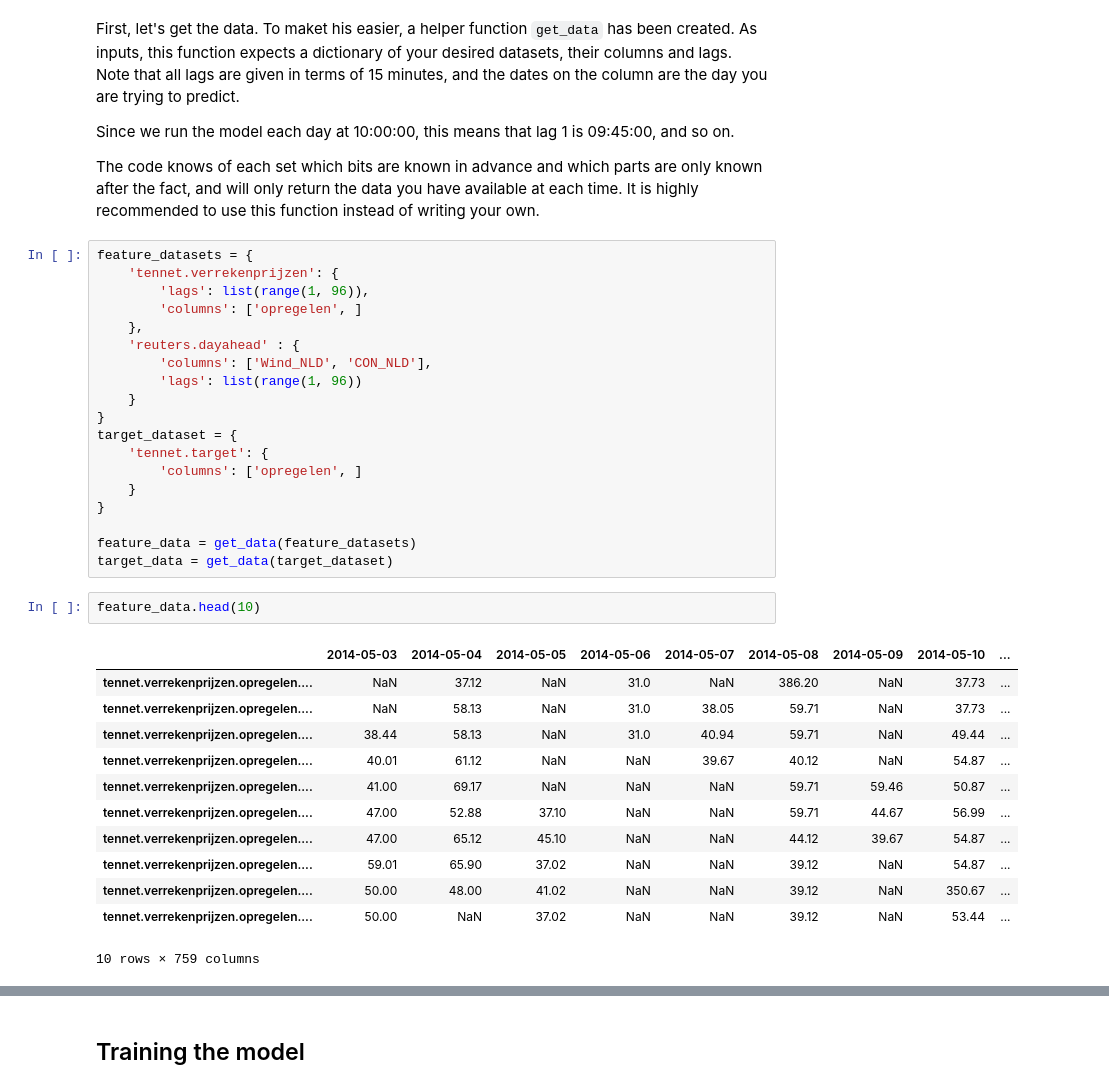
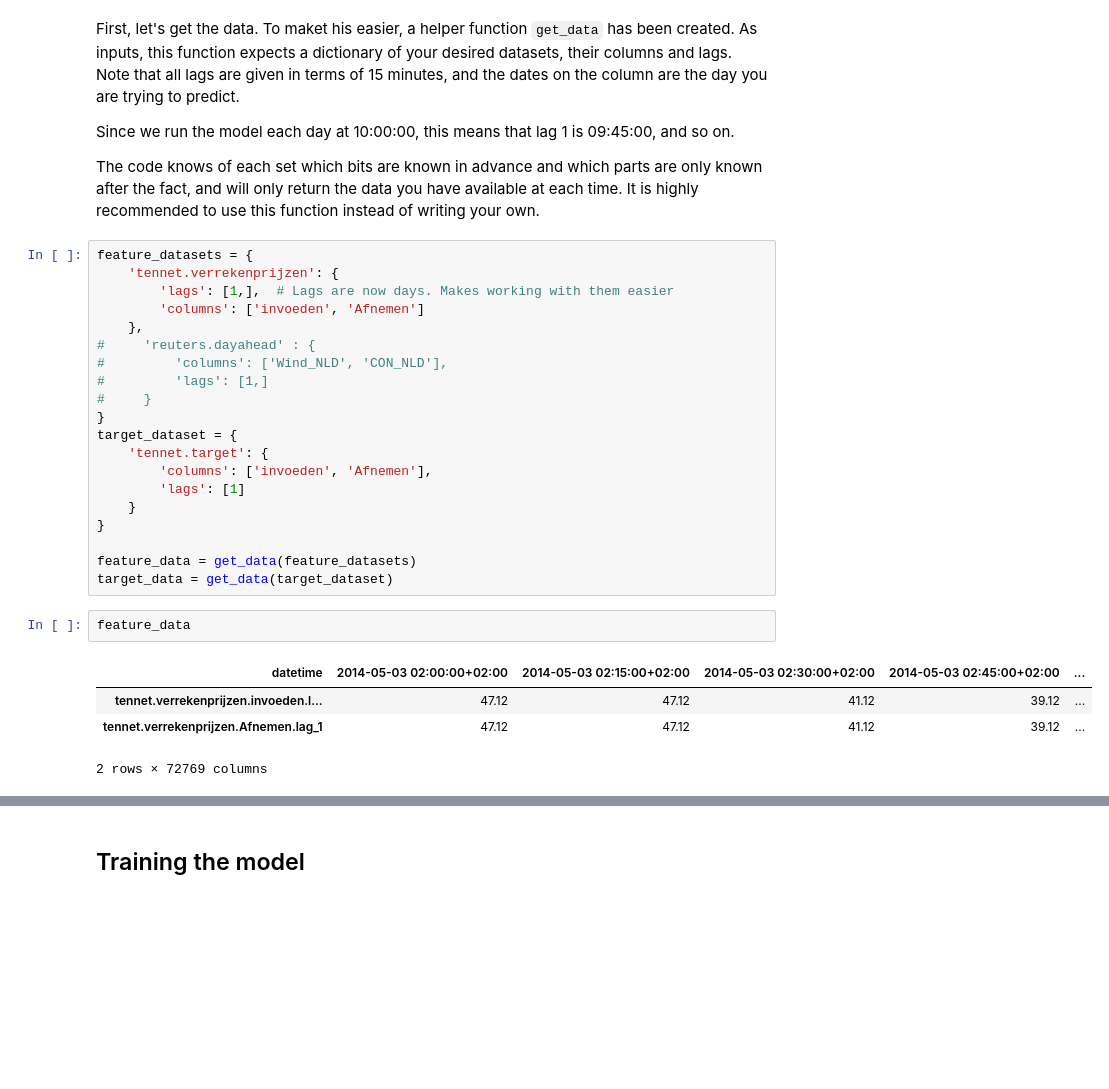
Before and after one commit to creativedutchmen/honkeyponkey, a Jupyter notebook: notebooks/hackaton_basic_example.ipynb, the cells around one changed output, grey strips where cells are left out. Saved outputs shown, nothing was run; the diff lists cells and outputs as text; blank space fills up the shorter version.

Commit message:
reworked get_data

```diff
--- a/notebooks/hackaton_basic_example.ipynb
+++ b/notebooks/hackaton_basic_example.ipynb
@@ -15,35 +15,28 @@ The code knows of each set which bits are known in advance and which parts are o
 # %%
 feature_datasets = {
     'tennet.verrekenprijzen': {
-        'lags': list(range(1, 96)),
-        'columns': ['opregelen', ]
+        'lags': [1,],  # Lags are now days. Makes working with them easier
+        'columns': ['invoeden', 'Afnemen']
     },
-    'reuters.dayahead' : {
-        'columns': ['Wind_NLD', 'CON_NLD'],
-        'lags': list(range(1, 96))
-    }
+#     'reuters.dayahead' : {
+#         'columns': ['Wind_NLD', 'CON_NLD'],
+#         'lags': [1,]
+#     }
 }
 target_dataset = {
     'tennet.target': {
-        'columns': ['opregelen', ]
+        'columns': ['invoeden', 'Afnemen'],
+        'lags': [1]
     }
 }
 
 feature_data = get_data(feature_datasets)
 target_data = get_data(target_dataset)
 # %%
-feature_data.head(10)
+feature_data
 # %% [output]
-|  | 2014-05-03 | 2014-05-04 | 2014-05-05 | 2014-05-06 | 2014-05-07 | 2014-05-08 | 2014-05-09 | 2014-05-10 | ... |
-| tennet.verrekenprijzen.opregelen.... | NaN | 37.12 | NaN | 31.0 | NaN | 386.20 | NaN | 37.73 | ... |
-| tennet.verrekenprijzen.opregelen.... | NaN | 58.13 | NaN | 31.0 | 38.05 | 59.71 | NaN | 37.73 | ... |
-| tennet.verrekenprijzen.opregelen.... | 38.44 | 58.13 | NaN | 31.0 | 40.94 | 59.71 | NaN | 49.44 | ... |
-| tennet.verrekenprijzen.opregelen.... | 40.01 | 61.12 | NaN | NaN | 39.67 | 40.12 | NaN | 54.87 | ... |
-| tennet.verrekenprijzen.opregelen.... | 41.00 | 69.17 | NaN | NaN | NaN | 59.71 | 59.46 | 50.87 | ... |
-| tennet.verrekenprijzen.opregelen.... | 47.00 | 52.88 | 37.10 | NaN | NaN | 59.71 | 44.67 | 56.99 | ... |
-| tennet.verrekenprijzen.opregelen.... | 47.00 | 65.12 | 45.10 | NaN | NaN | 44.12 | 39.67 | 54.87 | ... |
-| tennet.verrekenprijzen.opregelen.... | 59.01 | 65.90 | 37.02 | NaN | NaN | 39.12 | NaN | 54.87 | ... |
-| tennet.verrekenprijzen.opregelen.... | 50.00 | 48.00 | 41.02 | NaN | NaN | 39.12 | NaN | 350.67 | ... |
-| tennet.verrekenprijzen.opregelen.... | 50.00 | NaN | 37.02 | NaN | NaN | 39.12 | NaN | 53.44 | ... |
+| datetime | 2014-05-03 02:00:00+02:00 | 2014-05-03 02:15:00+02:00 | 2014-05-03 02:30:00+02:00 | 2014-05-03 02:45:00+02:00 | ... |
+| tennet.verrekenprijzen.invoeden.l... | 47.12 | 47.12 | 41.12 | 39.12 | ... |
+| tennet.verrekenprijzen.Afnemen.lag_1 | 47.12 | 47.12 | 41.12 | 39.12 | ... |
-10 rows × 759 columns
+2 rows × 72769 columns
 # %%
```
Also changed, not shown: parts of 7 cells of this notebook, 5 other files.
